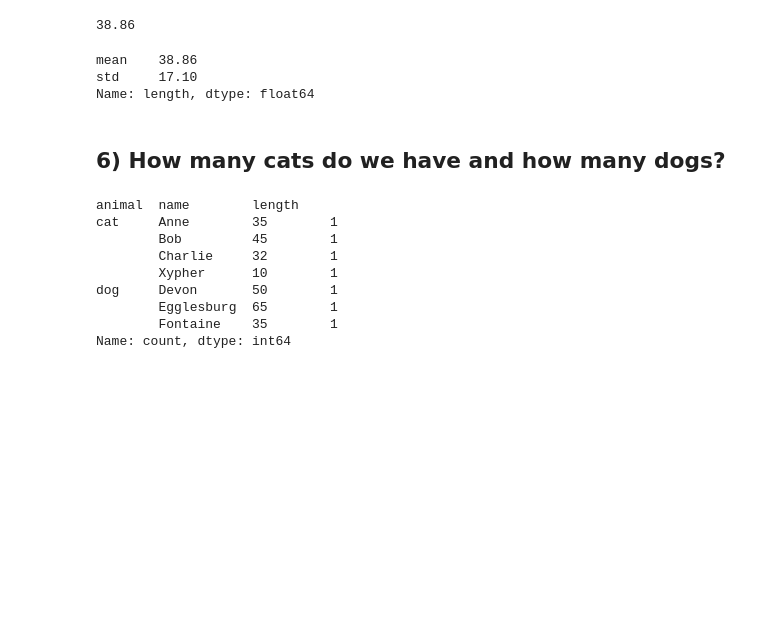
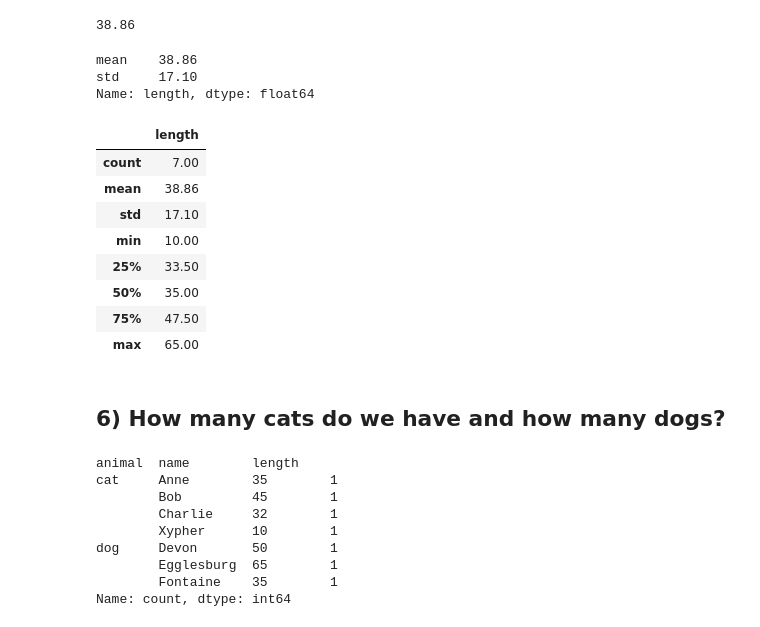
Before and after one commit to lei10003/05-homework-basics, a Jupyter notebook: 01-Animals.ipynb, the cells around one changed output. Cells and saved outputs as stored; diff of their text form; code cells hidden in the pictures; blank space fills up the shorter version.

```diff
--- a/01-Animals.ipynb
+++ b/01-Animals.ipynb
@@ -124,6 +124,18 @@ stats
 mean    38.86
 std     17.10
 Name: length, dtype: float64
+# %%
+df.describe().round(2)
+# %% [output]
+|  | length |
+| count | 7.00 |
+| mean | 38.86 |
+| std | 17.10 |
+| min | 10.00 |
+| 25% | 33.50 |
+| 50% | 35.00 |
+| 75% | 47.50 |
+| max | 65.00 |
 # %% [markdown]
 ## 6) How many cats do we have and how many dogs?
 # %%
```
Also changed, not shown: 1 other file.
